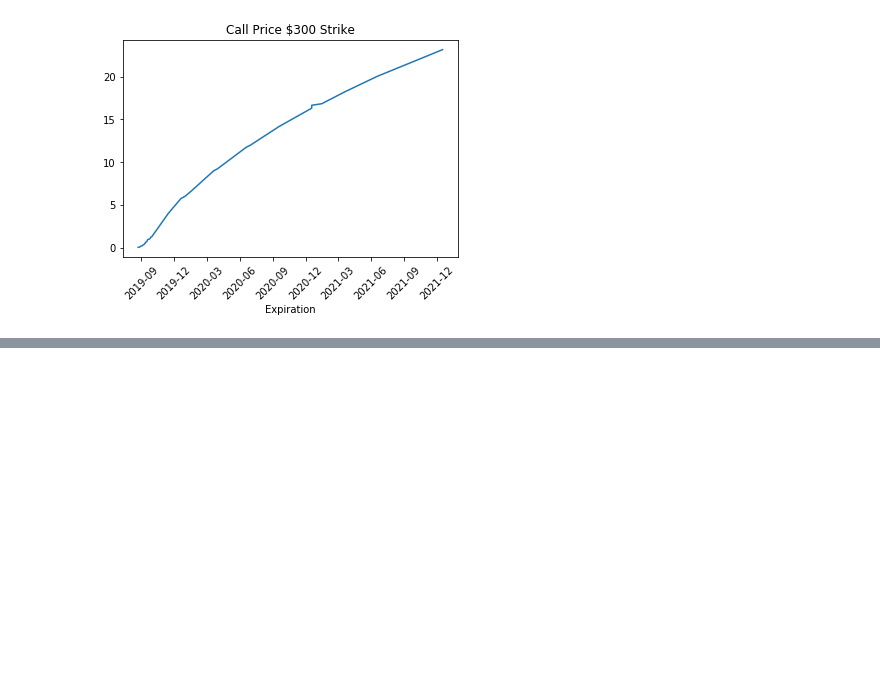
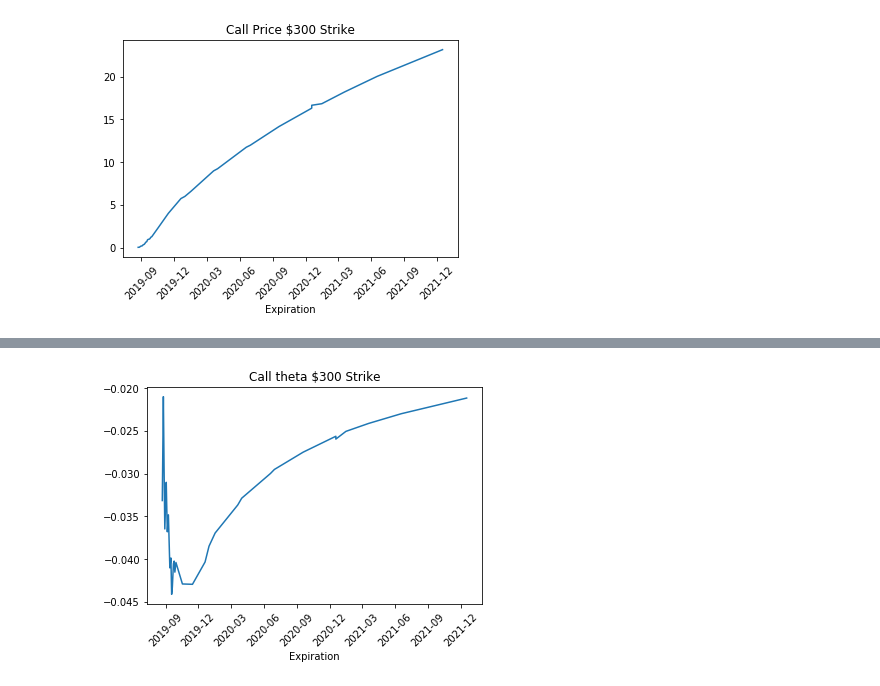
Before and after one commit to thaversang/Fat-Tailed-Option-Model, a Jupyter notebook: Tutorial.ipynb, the cells around one changed output, grey strips where cells are left out. Cells and saved outputs as stored; diff of their text form; code cells hidden in the pictures; blank space fills up the shorter version.

```diff
--- a/Tutorial.ipynb
+++ b/Tutorial.ipynb
@@ -108,0 +116,7 @@ plt.xticks(rotation = 45);
+# %%
+plt.plot(pd.to_datetime(calendar_data['expiration_date']),calendar_data.theta)
+plt.xlabel('Expiration')
+plt.title('Call theta $300 Strike')
+plt.xticks(rotation = 45);
+# %% [output]
+[figure, added]
```
Also changed, not shown: parts of 1 cell of this notebook.
